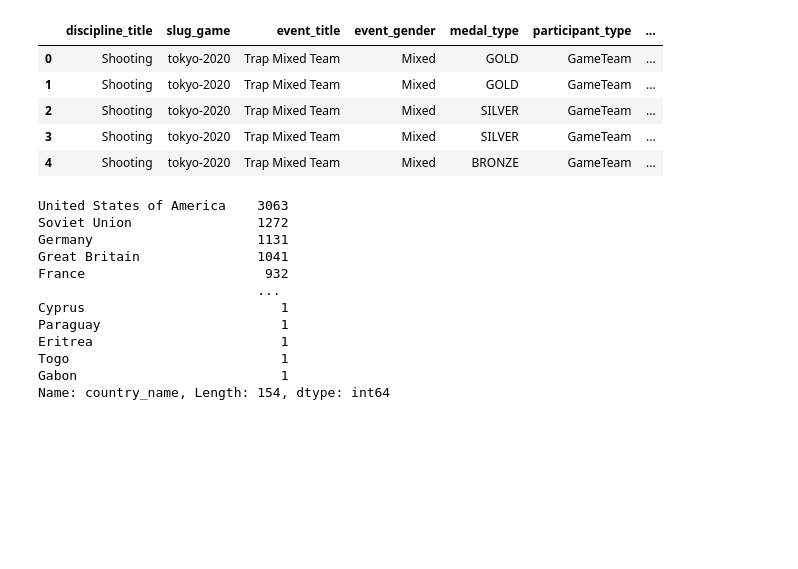
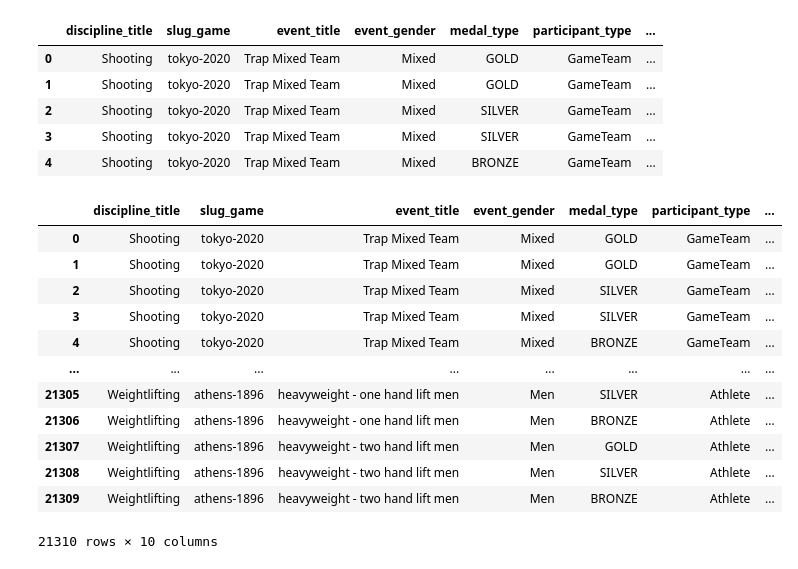
Before and after one commit to madrivers/Data_Bootcamp_Final_Project, a Jupyter notebook: olympics.ipynb, the cells around one changed output. Cells and saved outputs as stored; diff of their text form; code cells hidden in the pictures; blank space fills up the shorter version.

```diff
--- a/olympics.ipynb
+++ b/olympics.ipynb
@@ -57,23 +57,20 @@ medals_df.head(5)
 | 3 | Shooting | tokyo-2020 | Trap Mixed Team | Mixed | SILVER | GameTeam | ... |
 | 4 | Shooting | tokyo-2020 | Trap Mixed Team | Mixed | BRONZE | GameTeam | ... |
 # %%
-#medals_df.drop(['participant_title', 'athlete_url'], axis=1, inplace=True)
-#medals_df = medals_df.drop(columns=['participant_title'])
+medals_df.drop(['participant_title', 'athlete_url'], axis=1, inplace=True)
 # %%
-#medals_df = medals_df.drop(columns=['athlete_url'])
-medals_df = medals_df.drop('athlete_url', axis=1)
+medals_df
+# %% [output]
+|  | discipline_title | slug_game | event_title | event_gender | medal_type | participant_type | ... |
+| 0 | Shooting | tokyo-2020 | Trap Mixed Team | Mixed | GOLD | GameTeam | ... |
+| 1 | Shooting | tokyo-2020 | Trap Mixed Team | Mixed | GOLD | GameTeam | ... |
+| 2 | Shooting | tokyo-2020 | Trap Mixed Team | Mixed | SILVER | GameTeam | ... |
+| 3 | Shooting | tokyo-2020 | Trap Mixed Team | Mixed | SILVER | GameTeam | ... |
+| 4 | Shooting | tokyo-2020 | Trap Mixed Team | Mixed | BRONZE | GameTeam | ... |
+| ... | ... | ... | ... | ... | ... | ... | ... |
+| 21305 | Weightlifting | athens-1896 | heavyweight - one hand lift men | Men | SILVER | Athlete | ... |
+| 21306 | Weightlifting | athens-1896 | heavyweight - one hand lift men | Men | BRONZE | Athlete | ... |
+| 21307 | Weightlifting | athens-1896 | heavyweight - two hand lift men | Men | GOLD | Athlete | ... |
+| 21308 | Weightlifting | athens-1896 | heavyweight - two hand lift men | Men | SILVER | Athlete | ... |
+| 21309 | Weightlifting | athens-1896 | heavyweight - two hand lift men | Men | BRONZE | Athlete | ... |
+21310 rows × 10 columns
-# %%
-medals_df['country_name'].value_counts()
-# %% [output]
-United States of America    3063
-Soviet Union                1272
-Germany                     1131
-Great Britain               1041
-France                       932
-                            ...
-Cyprus                         1
-Paraguay                       1
-Eritrea                        1
-Togo                           1
-Gabon                          1
-Name: country_name, Length: 154, dtype: int64
```
Also changed, not shown: parts of 11 cells of this notebook.
